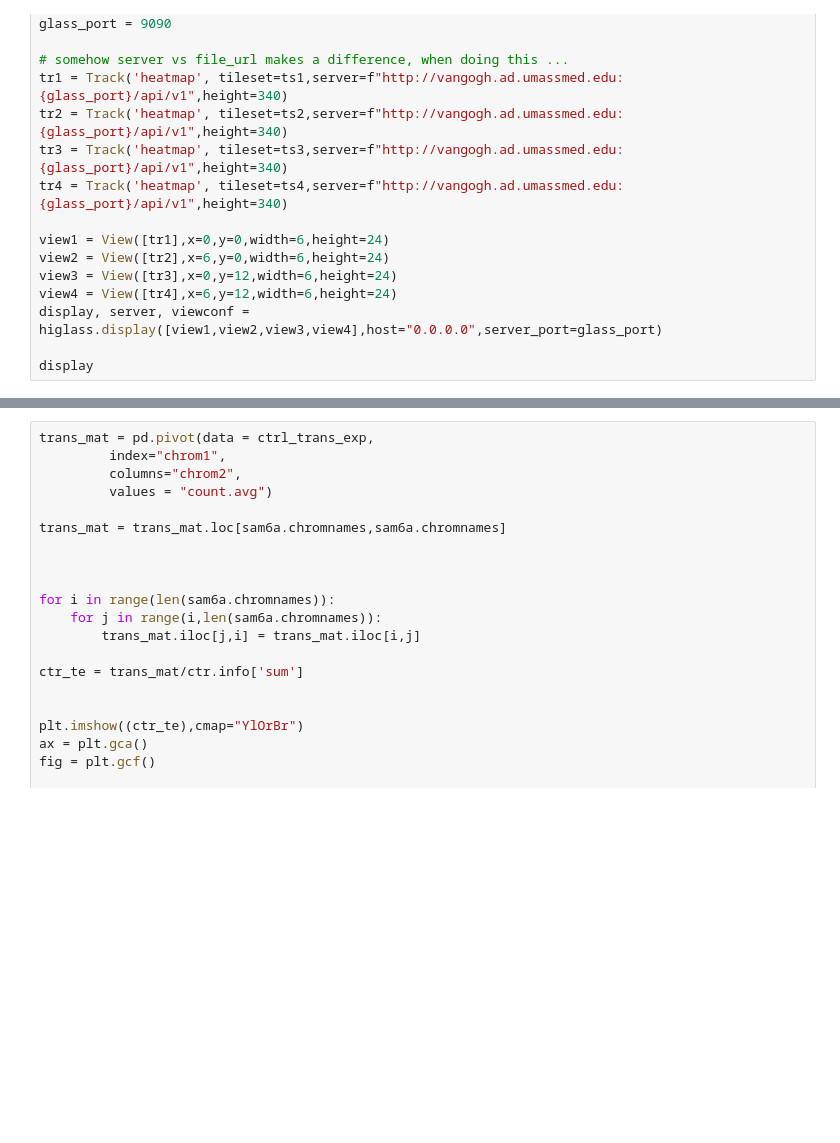
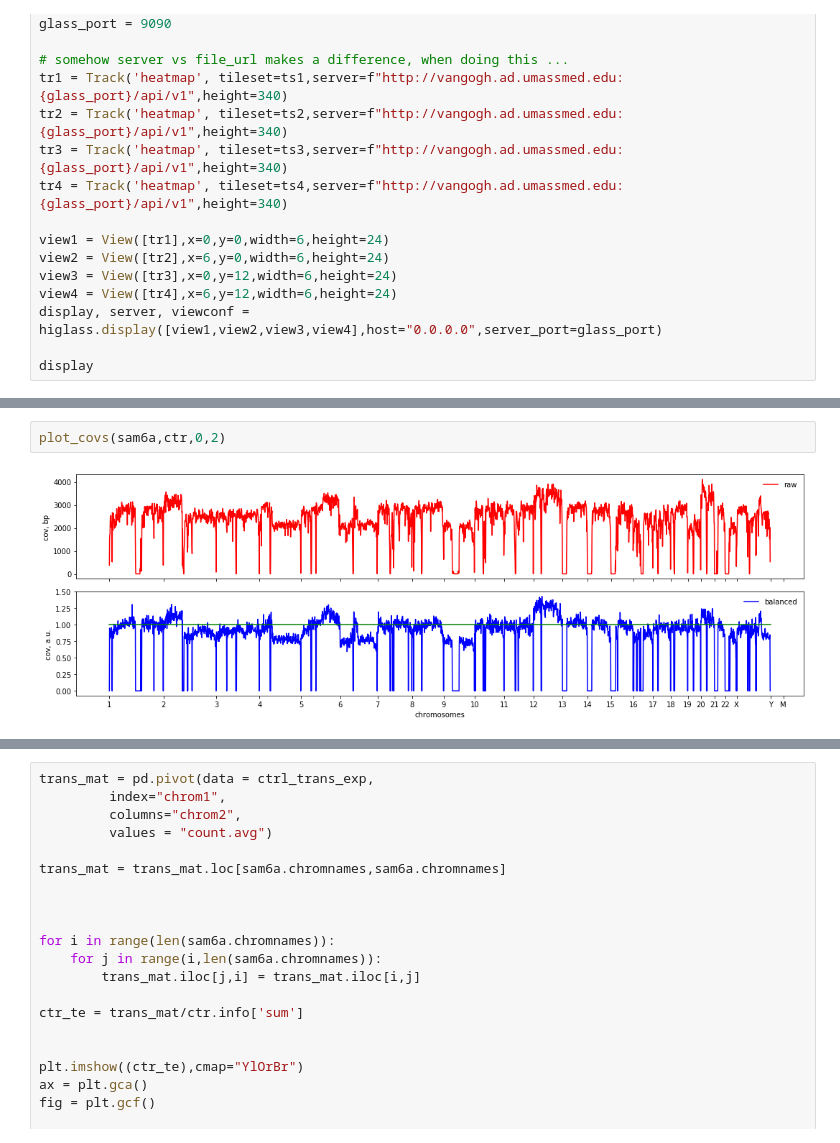
Before and after one commit to dekkerlab/experimental, a Jupyter notebook: notebooks/Rearrangements.ipynb, the cells around one changed output, grey strips where cells are left out. Drawn from its saved outputs; the diff is of its cells as text; blank space fills up the shorter version.

```diff
--- a/notebooks/Rearrangements.ipynb
+++ b/notebooks/Rearrangements.ipynb
@@ -104,0 +200,4 @@ display
+# %%
+plot_covs(sam6a,ctr,0,2)
+# %% [output]
+[figure, added]
```
Also changed, not shown: parts of 16 cells of this notebook.
